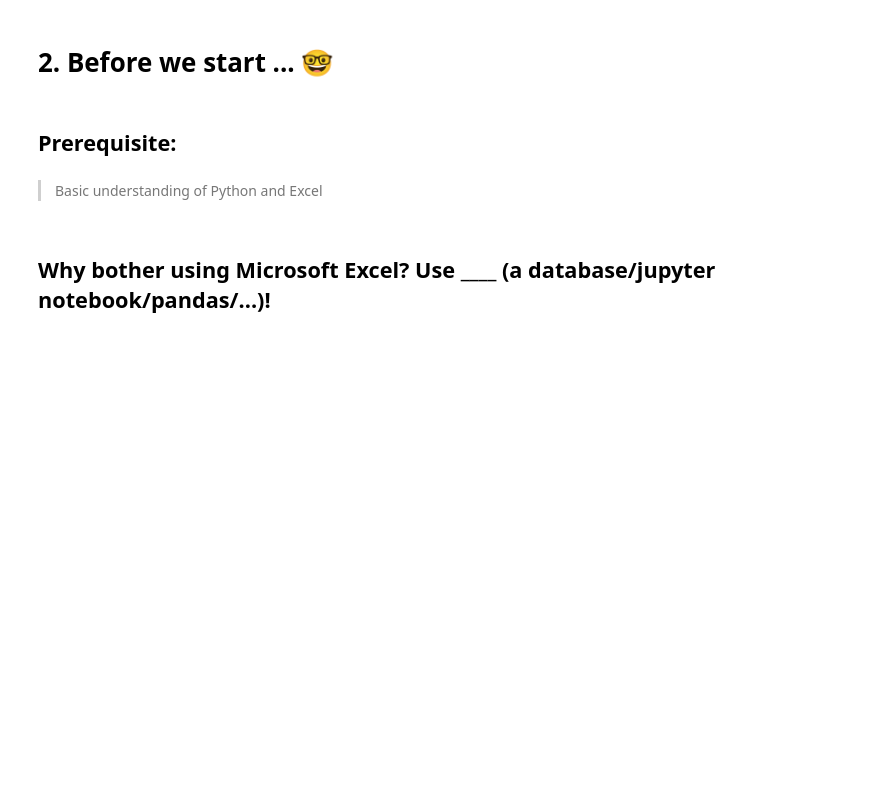
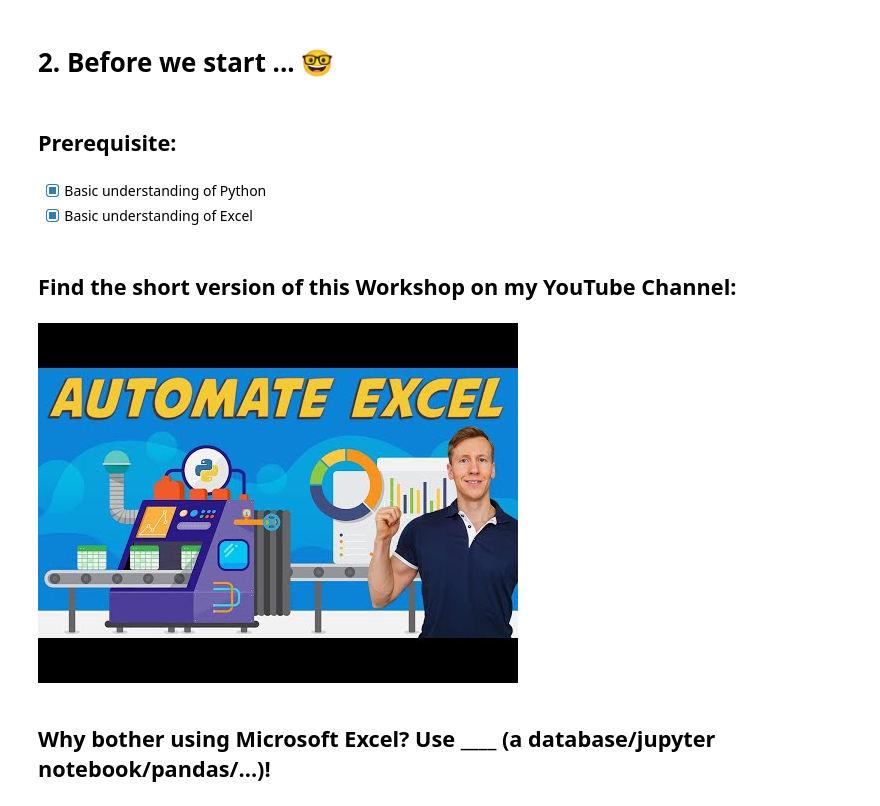
Before and after one commit to Sven-Bo/automate-excel-workshop, a Jupyter notebook: Automate-Excel-Python.ipynb, the cells around one changed output. Cells and saved outputs as stored; diff of their text form; code cells hidden in the pictures; blank space fills up the shorter version.

```diff
--- a/Automate-Excel-Python.ipynb
+++ b/Automate-Excel-Python.ipynb
@@ -32,7 +36,15 @@ On my YouTube channel I am creating tutorials for people who:
 # %% [markdown]
 ## Prerequisite:
 # %% [markdown]
-> Basic understanding of Python and Excel
+- [x] Basic understanding of Python
+- [x] Basic understanding of Excel
+# %% [markdown]
+## Find the short version of this Workshop on my YouTube Channel:
+# %%
+from IPython.display import YouTubeVideo
+YouTubeVideo('JoonRjMsSdY', width=600, height=300)
+# %% [output]
+[figure, added]
 # %% [markdown]
 ## Why bother using Microsoft Excel? Use ____ (a database/jupyter notebook/pandas/...)!
 # %% [markdown]
```
Also changed, not shown: parts of 24 cells of this notebook, 9 other files.
